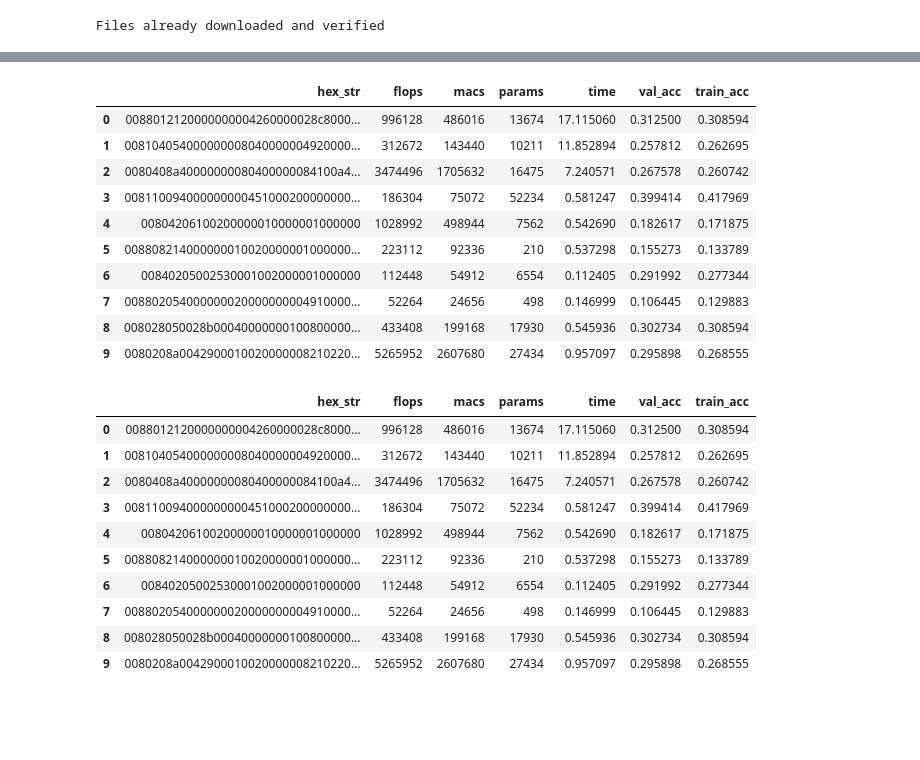
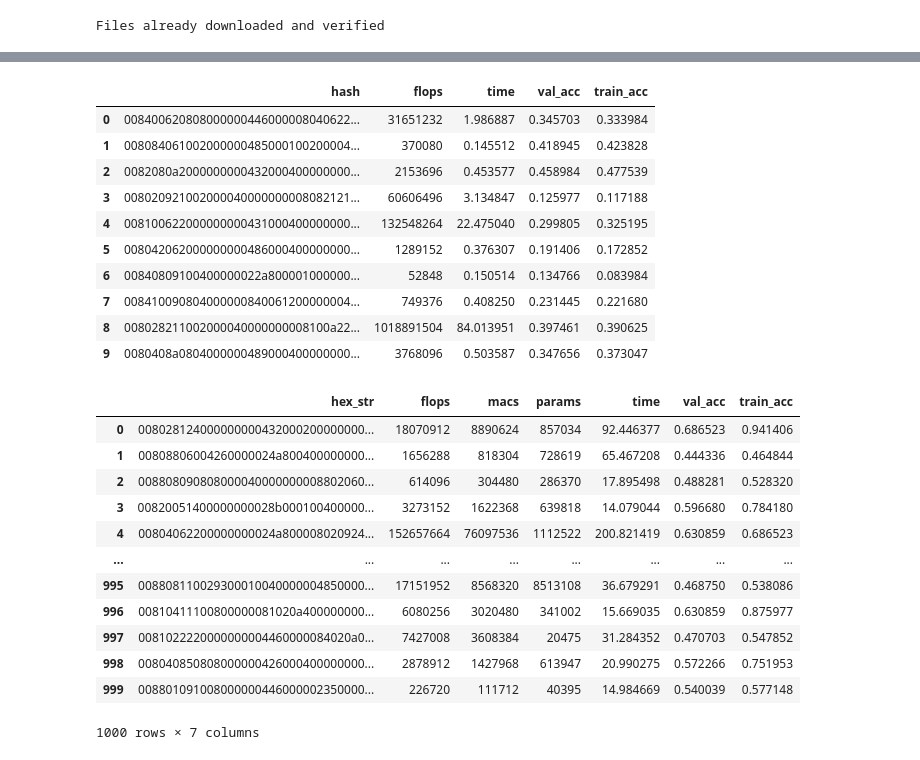
Before and after one commit to alkorolyov/sophius, a Jupyter notebook: notebooks/05_generate_models.ipynb, the cells around one changed output, grey strips where cells are left out. Drawn from its saved outputs; the diff is of its cells as text; code cells hidden in the pictures; blank space fills up the shorter version.

```diff
--- a/notebooks/05_generate_models.ipynb
+++ b/notebooks/05_generate_models.ipynb
@@ -18,12 +17,17 @@ from sophius.train import train_express_gpu
 import torchvision.datasets as dset
 import torchvision.transforms as T
 from sophius.encode import Encoder
+from sophius.utils import calc_model_flops
+import sqlite3
+import pandas as pd
+import seaborn as sns
+from tqdm import tqdm
 
 VAL_SIZE = 1024
 
-cifar10 = dset.CIFAR10('../data/CIFAR10', train=True, download=True,
-                           transform=T.ToTensor())
+cifar10 = dset.CIFAR10('../data/CIFAR10', train=True, download=True, transform=T.ToTensor())
 cifar_gpu = dload.cifar_to_gpu(cifar10)
+loader_gpu = dload.get_loader_gpu(cifar_gpu, val_size=VAL_SIZE, batch_size=1024)
 
 encoder = Encoder()
 # %% [output]
@@ -71,22 +90,10 @@ print(hex_str)
 # %%
-import sqlite3
-import pandas as pd
-import seaborn as sns
-from tqdm import tqdm
-
-loader_gpu = dload.get_loader_gpu(cifar_gpu, val_size=VAL_SIZE, batch_size=1024)
-
-df = pd.DataFrame(columns=['hex_str', 'flops', 'macs', 'params', 'time', 'val_acc', 'train_acc'])
+df = pd.DataFrame(columns=['hash', 'flops', 'time', 'val_acc', 'train_acc'])
 
 for i in tqdm(range(10)):
     model_tmpl = model_gen.generate_model_tmpl()
     model = model_tmpl.instantiate_model().type(torch.cuda.FloatTensor)
-    flops, macs, params = calculate_flops(model=model,
-                                      input_shape=(1, 3, 32, 32),
-                                      output_as_string=False,
-                                      print_results=False,
-                                      print_detailed=False,
-                                      output_precision=4)
+    flops = calc_model_flops(model, (3, 32, 32))
     # express train
     t, val_acc, train_acc = train_express_gpu(model = model,
                                               train = True,
@@ -95,9 +102,9 @@ for i in tqdm(range(10)):
                                               num_epoch = 1,
                                               verbose = False)
 
-    hex_str = encoder.encode_model_str(model_tmpl)
+    hash_str = encoder.model2hash(model_tmpl)
 
-    df.loc[i] = [hex_str, flops, macs, params, t, val_acc, train_acc]
+    df.loc[i] = [hash_str, flops, t, val_acc, train_acc]
 
     with sqlite3.connect('../data/models.db') as conn:
         df.loc[i:i].to_sql('test', conn, if_exists='append', index=False)
@@ -106,30 +113,35 @@ for i in tqdm(range(10)):
 # %%
 df
 # %% [output]
-|  | hex_str | flops | macs | params | time | val_acc | train_acc |
-| 0 | 0088012120000000004260000028c8000... | 996128 | 486016 | 13674 | 17.115060 | 0.312500 | 0.308594 |
-| 1 | 008104054000000008040000004920000... | 312672 | 143440 | 10211 | 11.852894 | 0.257812 | 0.262695 |
-| 2 | 0080408a40000000080400000084100a4... | 3474496 | 1705632 | 16475 | 7.240571 | 0.267578 | 0.260742 |
-| 3 | 008110094000000000451000200000000... | 186304 | 75072 | 52234 | 0.581247 | 0.399414 | 0.417969 |
-| 4 | 00804206100200000010000001000000 | 1028992 | 498944 | 7562 | 0.542690 | 0.182617 | 0.171875 |
-| 5 | 008808214000000010020000001000000... | 223112 | 92336 | 210 | 0.537298 | 0.155273 | 0.133789 |
-| 6 | 00840205002530001002000001000000 | 112448 | 54912 | 6554 | 0.112405 | 0.291992 | 0.277344 |
-| 7 | 008802054000000020000000004910000... | 52264 | 24656 | 498 | 0.146999 | 0.106445 | 0.129883 |
-| 8 | 008028050028b00040000000100800000... | 433408 | 199168 | 17930 | 0.545936 | 0.302734 | 0.308594 |
-| 9 | 0080208a0042900010020000008210220... | 5265952 | 2607680 | 27434 | 0.957097 | 0.295898 | 0.268555 |
+|  | hash | flops | time | val_acc | train_acc |
+| 0 | 008400620808000000446000008040622... | 31651232 | 1.986887 | 0.345703 | 0.333984 |
+| 1 | 008084061002000000485000100200004... | 370080 | 0.145512 | 0.418945 | 0.423828 |
+| 2 | 0082080a2000000000432000400000000... | 2153696 | 0.453577 | 0.458984 | 0.477539 |
+| 3 | 008020921002000040000000008082121... | 60606496 | 3.134847 | 0.125977 | 0.117188 |
+| 4 | 008100622000000000431000400000000... | 132548264 | 22.475040 | 0.299805 | 0.325195 |
+| 5 | 008042062000000000486000400000000... | 1289152 | 0.376307 | 0.191406 | 0.172852 |
+| 6 | 00840809100400000022a800001000000... | 52848 | 0.150514 | 0.134766 | 0.083984 |
+| 7 | 008410090804000000840061200000004... | 749376 | 0.408250 | 0.231445 | 0.221680 |
+| 8 | 008028211002000040000000008100a22... | 1018891504 | 84.013951 | 0.397461 | 0.390625 |
+| 9 | 0080408a0804000000489000400000000... | 3768096 | 0.503587 | 0.347656 | 0.373047 |
 # %%
+import sqlite3
+import pandas as pd
+
 with sqlite3.connect('../data/models.db') as conn:
-    df = pd.read_sql('SELECT * FROM test', conn)
+    df = pd.read_sql('SELECT * FROM conv_10_lin_3_epoch_50', conn)
 df
 # %% [output]
 |  | hex_str | flops | macs | params | time | val_acc | train_acc |
-| 0 | 0088012120000000004260000028c8000... | 996128 | 486016 | 13674 | 17.115060 | 0.312500 | 0.308594 |
-| 1 | 008104054000000008040000004920000... | 312672 | 143440 | 10211 | 11.852894 | 0.257812 | 0.262695 |
-| 2 | 0080408a40000000080400000084100a4... | 3474496 | 1705632 | 16475 | 7.240571 | 0.267578 | 0.260742 |
-| 3 | 008110094000000000451000200000000... | 186304 | 75072 | 52234 | 0.581247 | 0.399414 | 0.417969 |
-| 4 | 00804206100200000010000001000000 | 1028992 | 498944 | 7562 | 0.542690 | 0.182617 | 0.171875 |
-| 5 | 008808214000000010020000001000000... | 223112 | 92336 | 210 | 0.537298 | 0.155273 | 0.133789 |
-| 6 | 00840205002530001002000001000000 | 112448 | 54912 | 6554 | 0.112405 | 0.291992 | 0.277344 |
-| 7 | 008802054000000020000000004910000... | 52264 | 24656 | 498 | 0.146999 | 0.106445 | 0.129883 |
-| 8 | 008028050028b00040000000100800000... | 433408 | 199168 | 17930 | 0.545936 | 0.302734 | 0.308594 |
-| 9 | 0080208a0042900010020000008210220... | 5265952 | 2607680 | 27434 | 0.957097 | 0.295898 | 0.268555 |
+| 0 | 008028124000000000432000200000000... | 18070912 | 8890624 | 857034 | 92.446377 | 0.686523 | 0.941406 |
+| 1 | 00808806004260000024a800400000000... | 1656288 | 818304 | 728619 | 65.467208 | 0.444336 | 0.464844 |
+| 2 | 008808090808000040000000008802060... | 614096 | 304480 | 286370 | 17.895498 | 0.488281 | 0.528320 |
+| 3 | 00820051400000000028b000100400000... | 3273152 | 1622368 | 639818 | 14.079044 | 0.596680 | 0.784180 |
+| 4 | 00804062200000000024a800008020924... | 152657664 | 76097536 | 1112522 | 200.821419 | 0.630859 | 0.686523 |
+| ... | ... | ... | ... | ... | ... | ... | ... |
+| 995 | 008808110029300010040000004850000... | 17151952 | 8568320 | 8513108 | 36.679291 | 0.468750 | 0.538086 |
+| 996 | 00810411100800000081020a400000000... | 6080256 | 3020480 | 341002 | 15.669035 | 0.630859 | 0.875977 |
+| 997 | 0081022220000000004460000084020a0... | 7427008 | 3608384 | 20475 | 31.284352 | 0.470703 | 0.547852 |
+| 998 | 008040850808000000426000400000000... | 2878912 | 1427968 | 613947 | 20.990275 | 0.572266 | 0.751953 |
+| 999 | 008801091008000000446000002350000... | 226720 | 111712 | 40395 | 14.984669 | 0.540039 | 0.577148 |
+1000 rows × 7 columns
```
Also changed, not shown: parts of 8 cells of this notebook, 11 other files.
